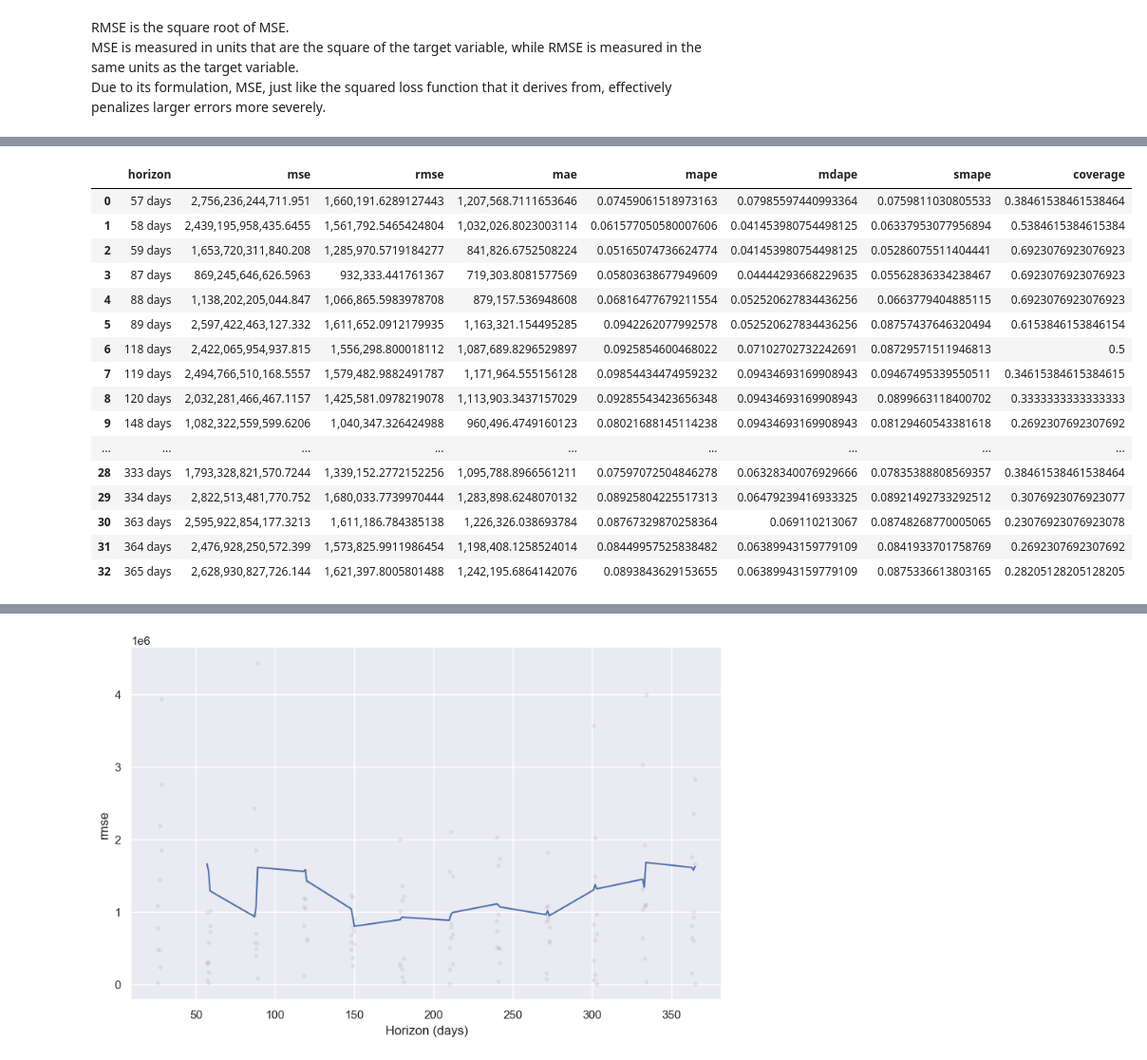
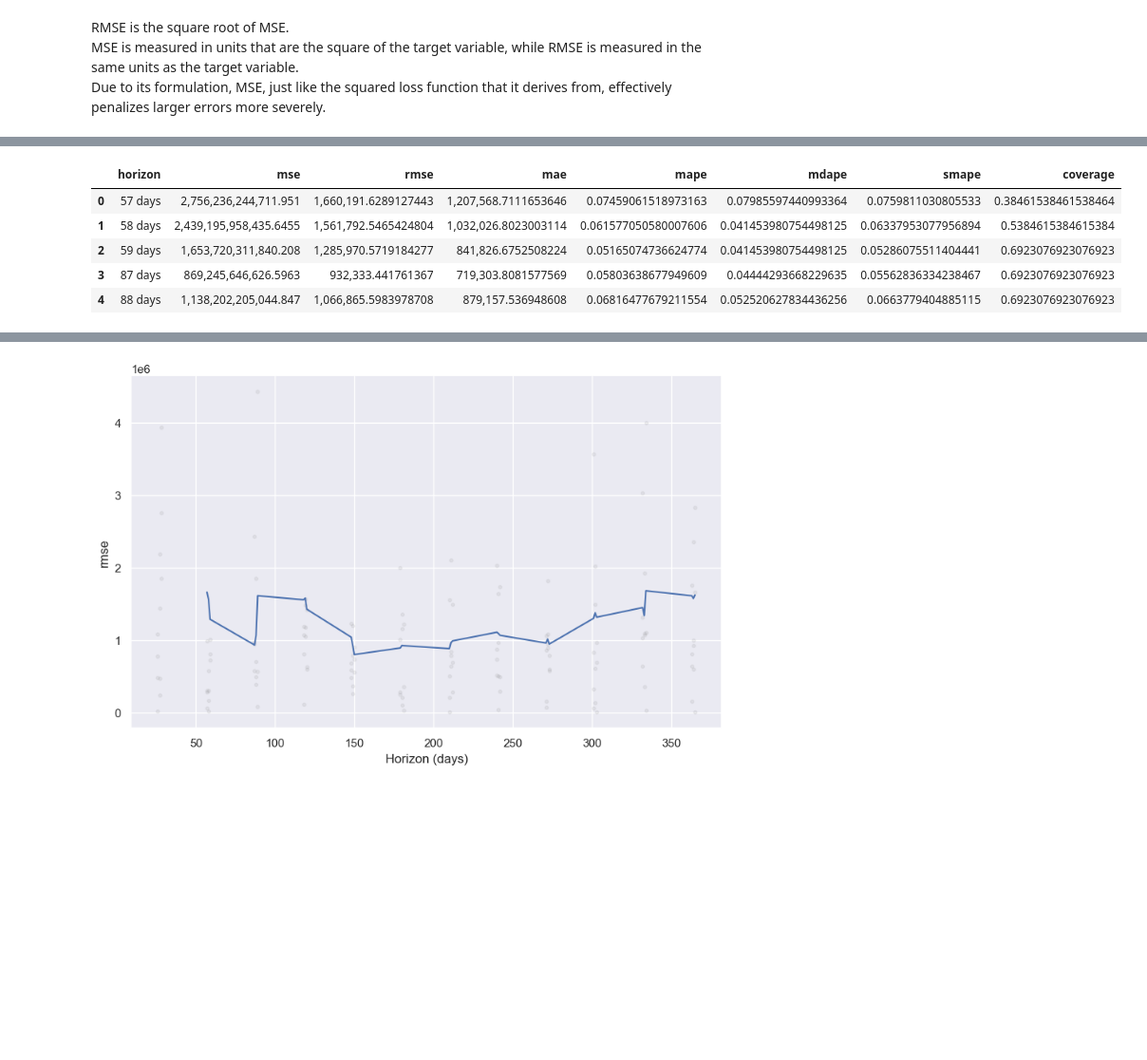
Before and after one commit to MikasSim/final_project, a Jupyter notebook: nb_eda/eda.ipynb, the cells around one changed output, grey strips where cells are left out. Shown: that part at 95% size. Drawn from its saved outputs; the diff is of its cells as text; code cells hidden in the pictures; blank space fills up the shorter version.

```diff
--- a/nb_eda/eda.ipynb
+++ b/nb_eda/eda.ipynb
@@ -209,27 +193,15 @@ df_cv[['ds','yhat','y','cutoff']]
 [interactive output not drawn]
 # %%
 from prophet.diagnostics import performance_metrics
-
 df_p = performance_metrics(df_cv)
-df_p
+df_p.head()
 # %% [output]
 |  | horizon | mse | rmse | mae | mape | mdape | smape | coverage |
 | 0 | 57 days | 2,756,236,244,711.951 | 1,660,191.6289127443 | 1,207,568.7111653646 | 0.07459061518973163 | 0.07985597440993364 | 0.0759811030805533 | 0.38461538461538464 |
 | 1 | 58 days | 2,439,195,958,435.6455 | 1,561,792.5465424804 | 1,032,026.8023003114 | 0.061577050580007606 | 0.041453980754498125 | 0.06337953077956894 | 0.5384615384615384 |
 | 2 | 59 days | 1,653,720,311,840.208 | 1,285,970.5719184277 | 841,826.6752508224 | 0.05165074736624774 | 0.041453980754498125 | 0.05286075511404441 | 0.6923076923076923 |
 | 3 | 87 days | 869,245,646,626.5963 | 932,333.441761367 | 719,303.8081577569 | 0.05803638677949609 | 0.04444293668229635 | 0.05562836334238467 | 0.6923076923076923 |
 | 4 | 88 days | 1,138,202,205,044.847 | 1,066,865.5983978708 | 879,157.536948608 | 0.06816477679211554 | 0.052520627834436256 | 0.0663779404885115 | 0.6923076923076923 |
-| 5 | 89 days | 2,597,422,463,127.332 | 1,611,652.0912179935 | 1,163,321.154495285 | 0.0942262077992578 | 0.052520627834436256 | 0.08757437646320494 | 0.6153846153846154 |
-| 6 | 118 days | 2,422,065,954,937.815 | 1,556,298.800018112 | 1,087,689.8296529897 | 0.0925854600468022 | 0.07102702732242691 | 0.08729571511946813 | 0.5 |
-| 7 | 119 days | 2,494,766,510,168.5557 | 1,579,482.9882491787 | 1,171,964.555156128 | 0.09854434474959232 | 0.09434693169908943 | 0.09467495339550511 | 0.34615384615384615 |
-| 8 | 120 days | 2,032,281,466,467.1157 | 1,425,581.0978219078 | 1,113,903.3437157029 | 0.09285543423656348 | 0.09434693169908943 | 0.0899663118400702 | 0.3333333333333333 |
-| 9 | 148 days | 1,082,322,559,599.6206 | 1,040,347.326424988 | 960,496.4749160123 | 0.08021688145114238 | 0.09434693169908943 | 0.08129460543381618 | 0.2692307692307692 |
-| ... | ... | ... | ... | ... | ... | ... | ... | ... |
-| 28 | 333 days | 1,793,328,821,570.7244 | 1,339,152.2772152256 | 1,095,788.8966561211 | 0.07597072504846278 | 0.06328340076929666 | 0.07835388808569357 | 0.38461538461538464 |
-| 29 | 334 days | 2,822,513,481,770.752 | 1,680,033.7739970444 | 1,283,898.6248070132 | 0.08925804225517313 | 0.06479239416933325 | 0.08921492733292512 | 0.3076923076923077 |
-| 30 | 363 days | 2,595,922,854,177.3213 | 1,611,186.784385138 | 1,226,326.038693784 | 0.08767329870258364 | 0.069110213067 | 0.08748268770005065 | 0.23076923076923078 |
-| 31 | 364 days | 2,476,928,250,572.399 | 1,573,825.9911986454 | 1,198,408.1258524014 | 0.08449957525838482 | 0.06389943159779109 | 0.0841933701758769 | 0.2692307692307692 |
-| 32 | 365 days | 2,628,930,827,726.144 | 1,621,397.8005801488 | 1,242,195.6864142076 | 0.0893843629153655 | 0.06389943159779109 | 0.0875336613803165 | 0.28205128205128205 |
 [interactive output not drawn]
 # %%
 from prophet.plot import plot_cross_validation_metric
```
Also changed, not shown: parts of 7 cells of this notebook, 2 other files.
